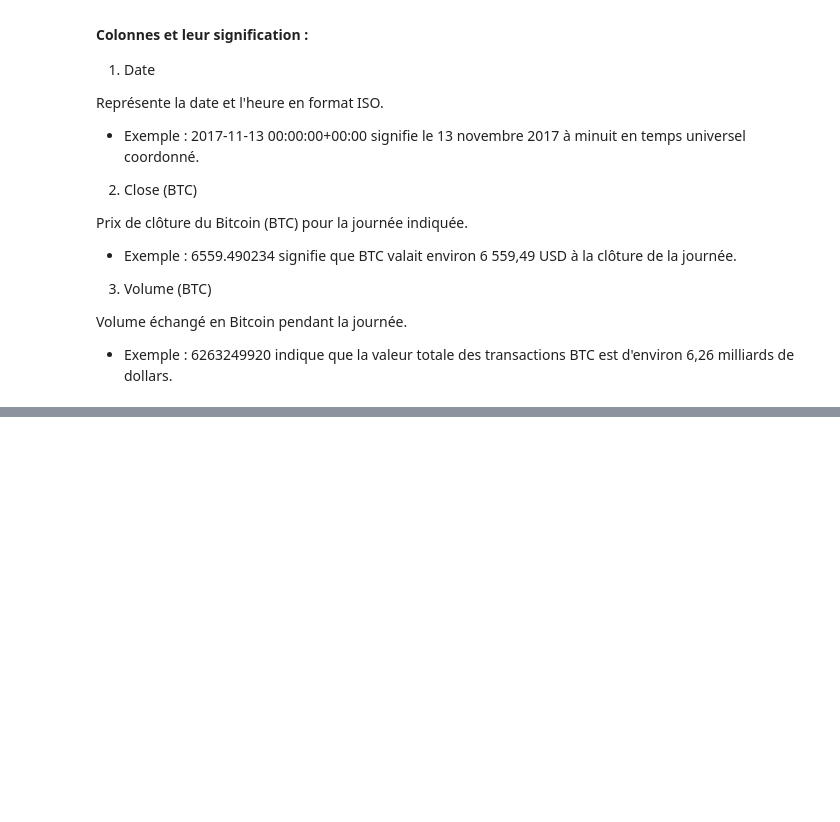
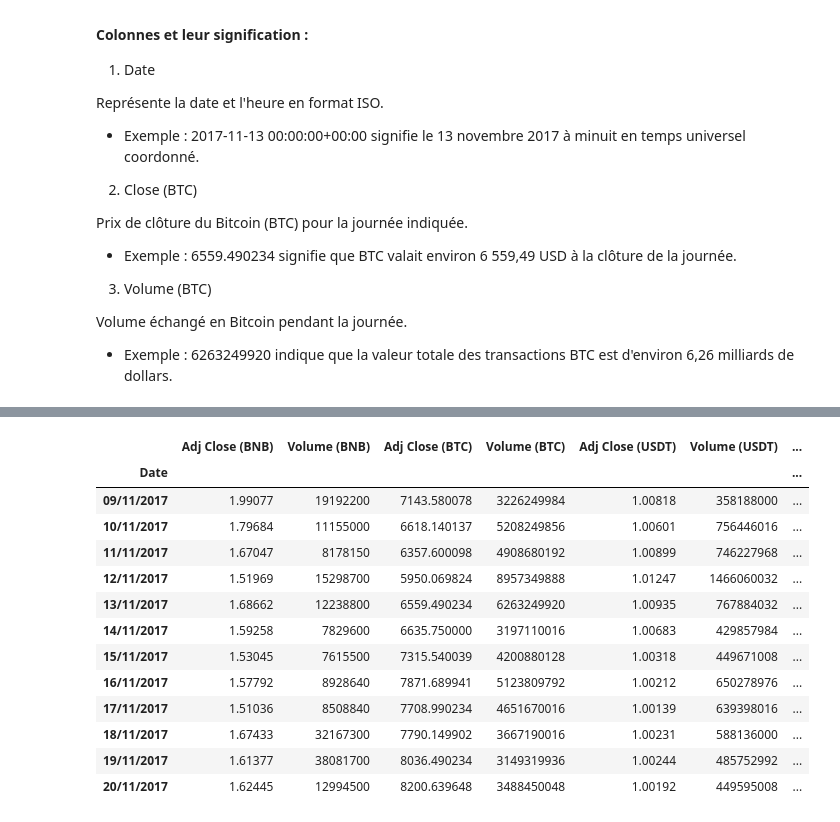
Before and after one commit to Fonocol/controle-portefeuille-renforcement-learning, a Jupyter notebook: notebooks/DataAnalyse.ipynb, the cells around one changed output, grey strips where cells are left out. Saved outputs shown, nothing was run; the diff lists cells and outputs as text; code cells hidden in the pictures; blank space fills up the shorter version.

```diff
--- a/notebooks/DataAnalyse.ipynb
+++ b/notebooks/DataAnalyse.ipynb
@@ -88,3 +61,20 @@ memory usage: 380.8+ KB
+# %%
+data[:12]
+# %% [output]
+|  | Adj Close (BNB) | Volume (BNB) | Adj Close (BTC) | Volume (BTC) | Adj Close (USDT) | Volume (USDT) | ... |
+| Date |  |  |  |  |  |  | ... |
+| 09/11/2017 | 1.99077 | 19192200 | 7143.580078 | 3226249984 | 1.00818 | 358188000 | ... |
+| 10/11/2017 | 1.79684 | 11155000 | 6618.140137 | 5208249856 | 1.00601 | 756446016 | ... |
+| 11/11/2017 | 1.67047 | 8178150 | 6357.600098 | 4908680192 | 1.00899 | 746227968 | ... |
+| 12/11/2017 | 1.51969 | 15298700 | 5950.069824 | 8957349888 | 1.01247 | 1466060032 | ... |
+| 13/11/2017 | 1.68662 | 12238800 | 6559.490234 | 6263249920 | 1.00935 | 767884032 | ... |
+| 14/11/2017 | 1.59258 | 7829600 | 6635.750000 | 3197110016 | 1.00683 | 429857984 | ... |
+| 15/11/2017 | 1.53045 | 7615500 | 7315.540039 | 4200880128 | 1.00318 | 449671008 | ... |
+| 16/11/2017 | 1.57792 | 8928640 | 7871.689941 | 5123809792 | 1.00212 | 650278976 | ... |
+| 17/11/2017 | 1.51036 | 8508840 | 7708.990234 | 4651670016 | 1.00139 | 639398016 | ... |
+| 18/11/2017 | 1.67433 | 32167300 | 7790.149902 | 3667190016 | 1.00231 | 588136000 | ... |
+| 19/11/2017 | 1.61377 | 38081700 | 8036.490234 | 3149319936 | 1.00244 | 485752992 | ... |
+| 20/11/2017 | 1.62445 | 12994500 | 8200.639648 | 3488450048 | 1.00192 | 449595008 | ... |
 # %%
 data.describe()
 # %% [output]
```
Also changed, not shown: parts of 41 cells of this notebook, 32 other files.
